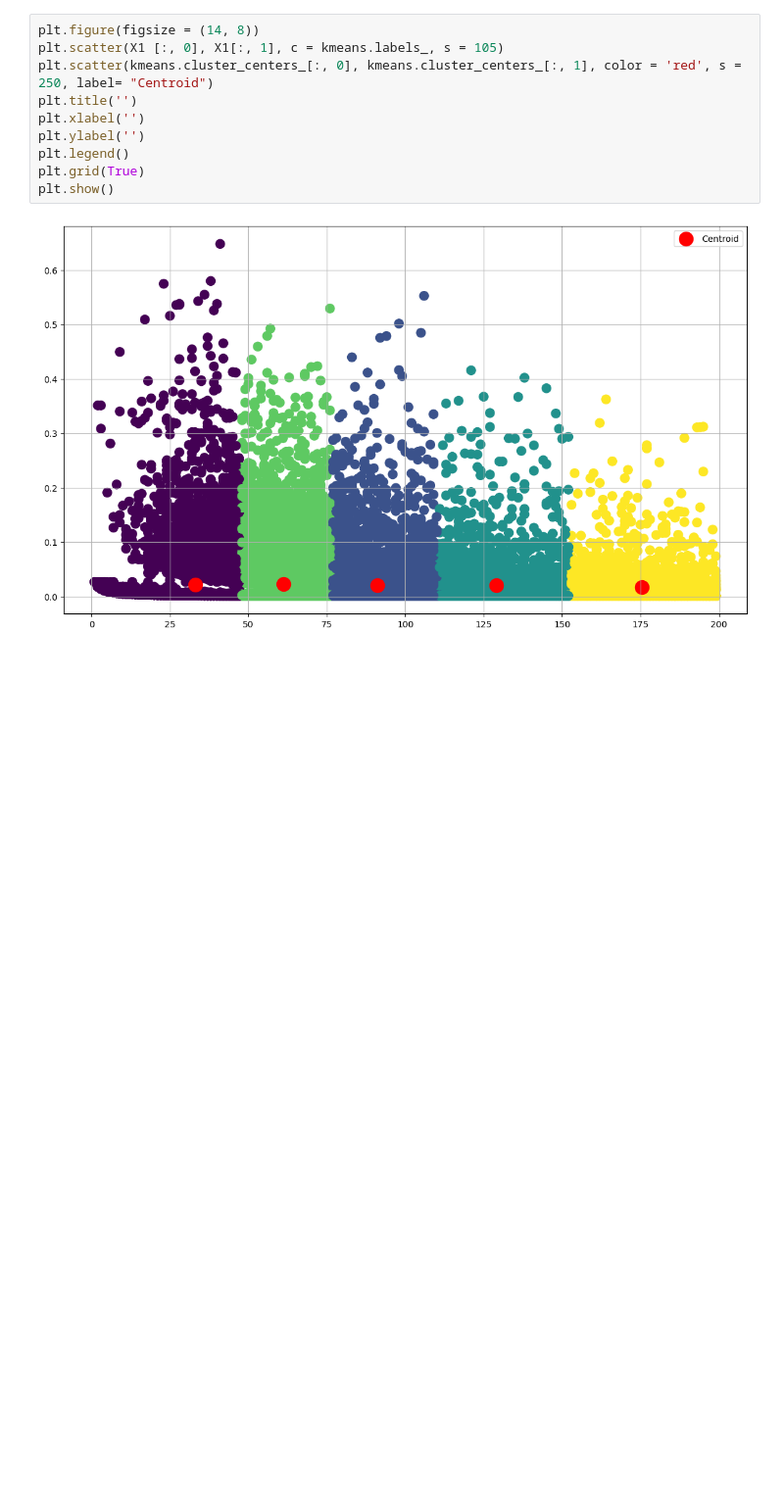
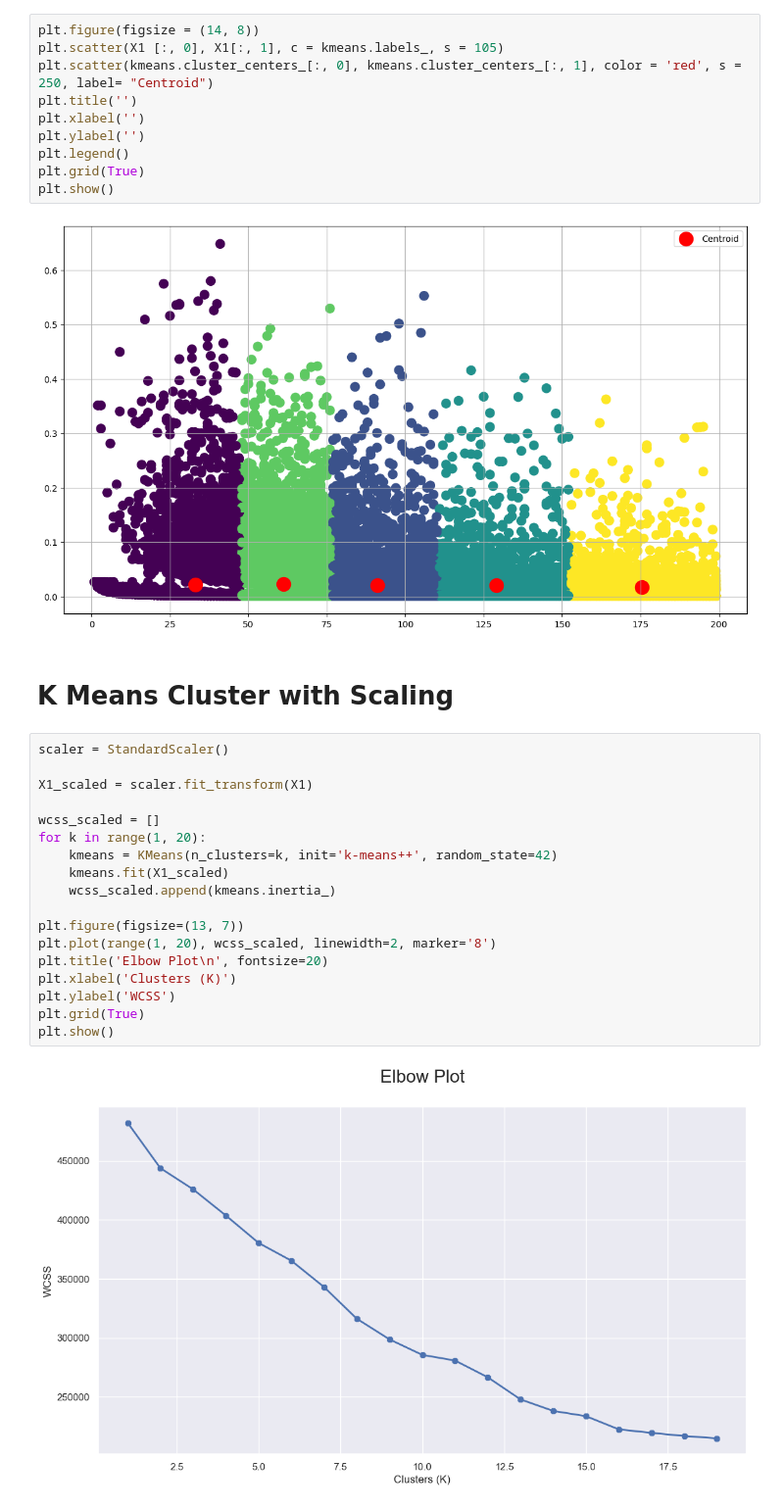
Before and after one commit to Totally-Kyle/Spotify-Analysis, a Jupyter notebook: Modeling.ipynb, the cells around one changed output. Shown at 98% size. Saved outputs shown, nothing was run; the diff lists cells and outputs as text; blank space fills up the shorter version.

```diff
--- a/Modeling.ipynb
+++ b/Modeling.ipynb
@@ -94,3 +97,25 @@ plt.grid(True)
 plt.show()
 # %% [output]
 [figure]
+# %% [markdown]
+# K Means Cluster with Scaling
+# %%
+scaler = StandardScaler()
+
+X1_scaled = scaler.fit_transform(X1)
+
+wcss_scaled = []
+for k in range(1, 20):
+    kmeans = KMeans(n_clusters=k, init='k-means++', random_state=42)
+    kmeans.fit(X1_scaled)
+    wcss_scaled.append(kmeans.inertia_)
+
+plt.figure(figsize=(13, 7))
+plt.plot(range(1, 20), wcss_scaled, linewidth=2, marker='8')
+plt.title('Elbow Plot\n', fontsize=20)
+plt.xlabel('Clusters (K)')
+plt.ylabel('WCSS')
+plt.grid(True)
+plt.show()
+# %% [output]
+[figure, added]
```
Also changed, not shown: parts of 10 cells of this notebook.
